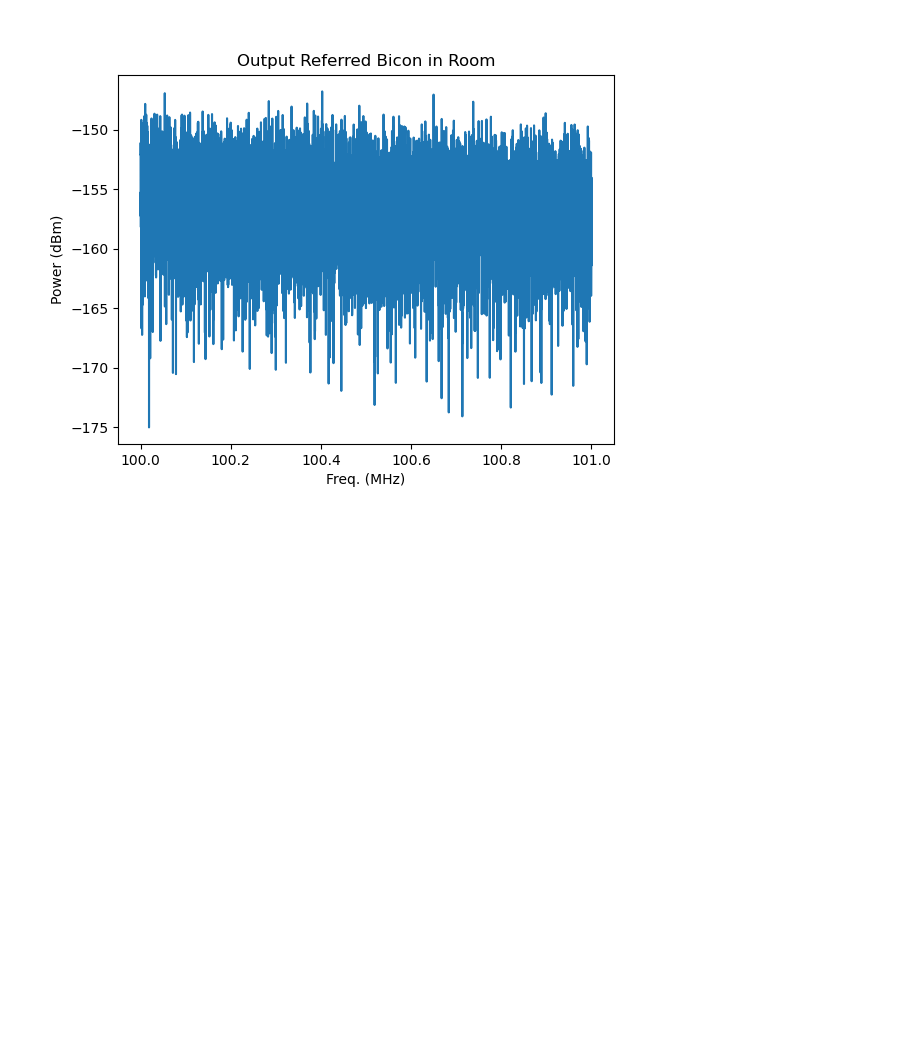
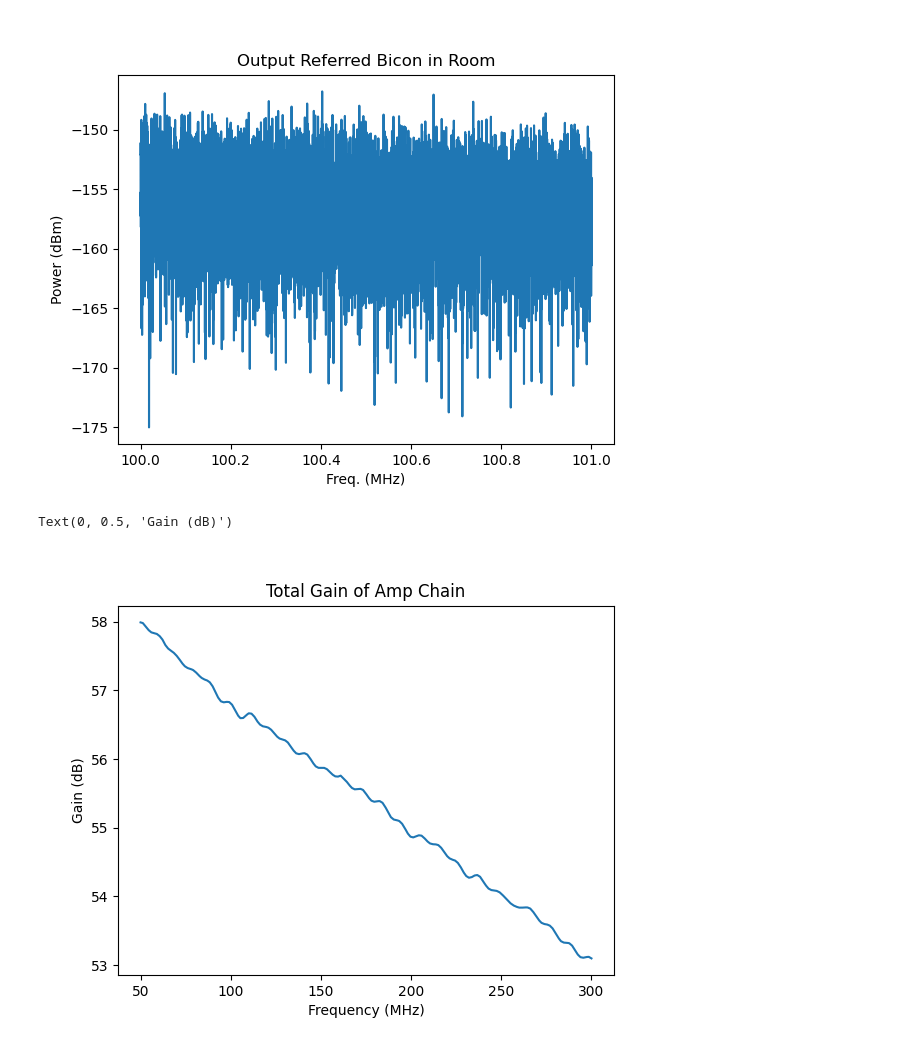
Before and after one commit to josephmlev/darkRadio, a Jupyter notebook: qual/rigolData/toyAnalysisNotebook.ipynb, the cells around one changed output. Saved outputs shown, nothing was run; the diff lists cells and outputs as text; code cells hidden in the pictures; blank space fills up the shorter version.

```diff
--- a/qual/rigolData/toyAnalysisNotebook.ipynb
+++ b/qual/rigolData/toyAnalysisNotebook.ipynb
@@ -135,3 +135,19 @@ Text(0.5, 1.0, 'Output Referred Bicon in Room')
 [figure]
 [figure]
 [figure]
+# %%
+#Amp chain gain for schamatic slice
+
+
+measGain = dr.getExtGain()[1][1:]
+
+
+plt.close('all')
+plt.figure()
+plt.plot(freqs[startFreqIdx:], measGain[startFreqIdx:], label = 'Measured gain + 20dB (ROACH internal)')
+plt.title('Total Gain of Amp Chain')
+plt.xlabel('Frequency (MHz)')
+plt.ylabel('Gain (dB)')
+# %% [output]
+Text(0, 0.5, 'Gain (dB)')
+[figure, added]
```
Also changed, not shown: parts of 6 cells of this notebook.
